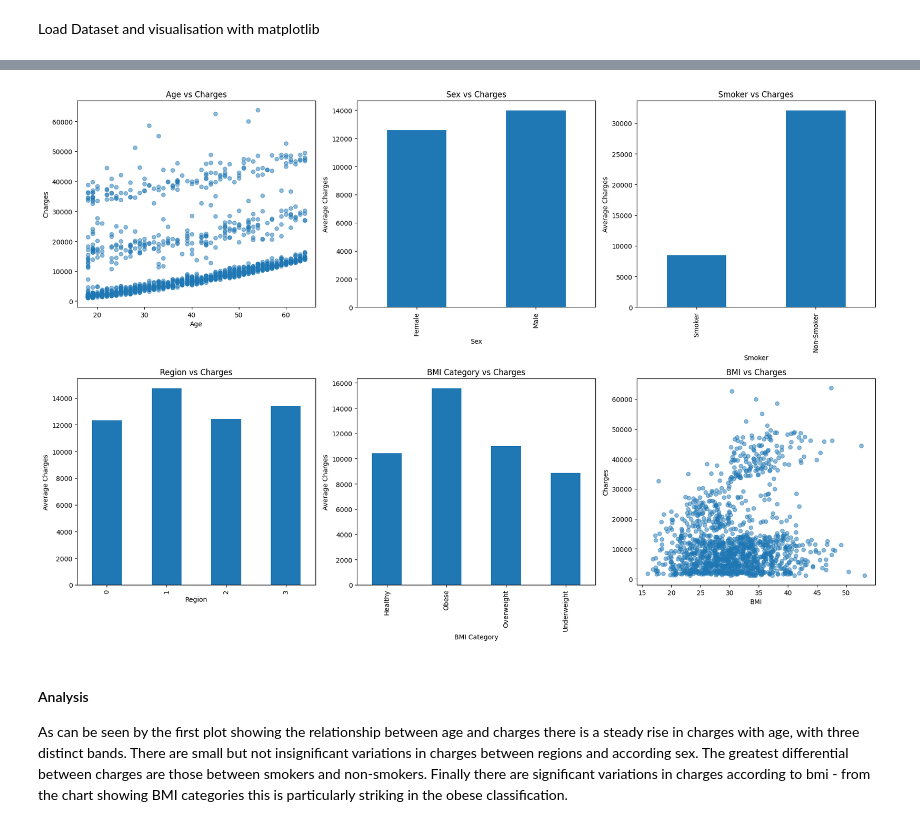
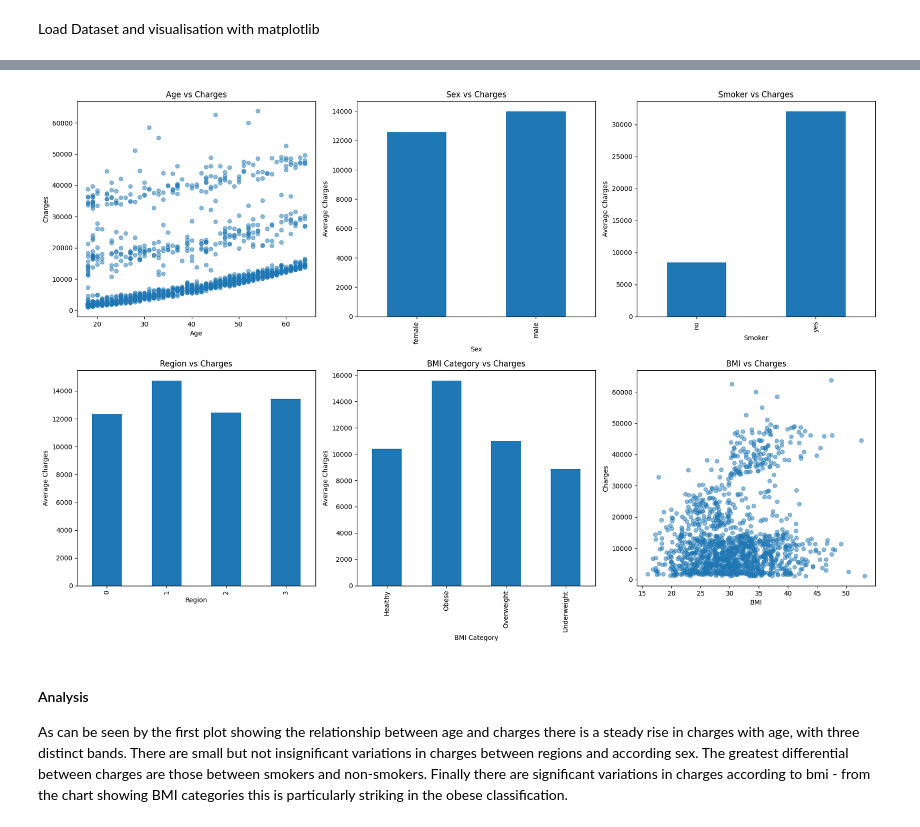
Before and after one commit to Mikeecee1/HealthInsuranceAnalysis, a Jupyter notebook: jupyter_notebooks/DataVisualisation.ipynb, the cells around one changed output, grey strips where cells are left out. Drawn from its saved outputs; the diff is of its cells as text; code cells hidden in the pictures.

```diff
--- a/jupyter_notebooks/DataVisualisation.ipynb
+++ b/jupyter_notebooks/DataVisualisation.ipynb
@@ -102,7 +102,7 @@ plt.subplot(2, 3, 2)
 df.groupby('sex')['charges'].mean().plot(kind='bar')
 plt.title('Sex vs Charges')
 plt.xlabel('Sex')
-plt.xticks(ticks=[0, 1], labels=['Female', 'Male'])
+#plt.xticks(ticks=[0, 1], labels=['Female', 'Male']) redundant code
 plt.ylabel('Average Charges')
 
 # Smoker vs Charges
@@ -110,34 +110,34 @@ plt.subplot(2, 3, 3)
 df.groupby('smoker')['charges'].mean().plot(kind='bar')
 plt.title('Smoker vs Charges')
 plt.xlabel('Smoker')
 #plt.xticks(ticks=[0, 1], labels=['Smoker', 'Non-Smoker']) redundant code after changing smoker back to cat
 plt.ylabel('Average Charges')
 
 # Region vs Charges
 plt.subplot(2, 3, 4)
 df.groupby('region')['charges'].mean().plot(kind='bar')
 plt.title('Region vs Charges')
 plt.xlabel('Region')
 plt.ylabel('Average Charges')
 
 # BMI Category vs Charges
 plt.subplot(2, 3, 5)
 df.groupby('bmi_category')['charges'].mean().plot(kind='bar')
 plt.title('BMI Category vs Charges')
 plt.xlabel('BMI Category')
 plt.ylabel('Average Charges')
 
 # BMI vs Charges
 plt.subplot(2, 3, 6)
 plt.scatter(df['bmi'], df['charges'], alpha=0.5)
 plt.title('BMI vs Charges')
 plt.xlabel('BMI')
 plt.ylabel('Charges')
 
 plt.tight_layout()
 plt.show()
 # %% [output]
-[figure, old version]
+[figure, new version]
 # %% [markdown]
 #### Analysis ####
 As can be seen by the first plot showing the relationship between age and charges there is a steady rise in charges with age, with three distinct bands. There are small but not insignificant variations in charges between regions and according sex. The greatest differential between charges are those between smokers and non-smokers. Finally there are significant variations in charges according to bmi - from the chart showing BMI categories this is particularly striking in the obese classification.
```
Also changed, not shown: parts of 5 cells of this notebook, 3 other files.
